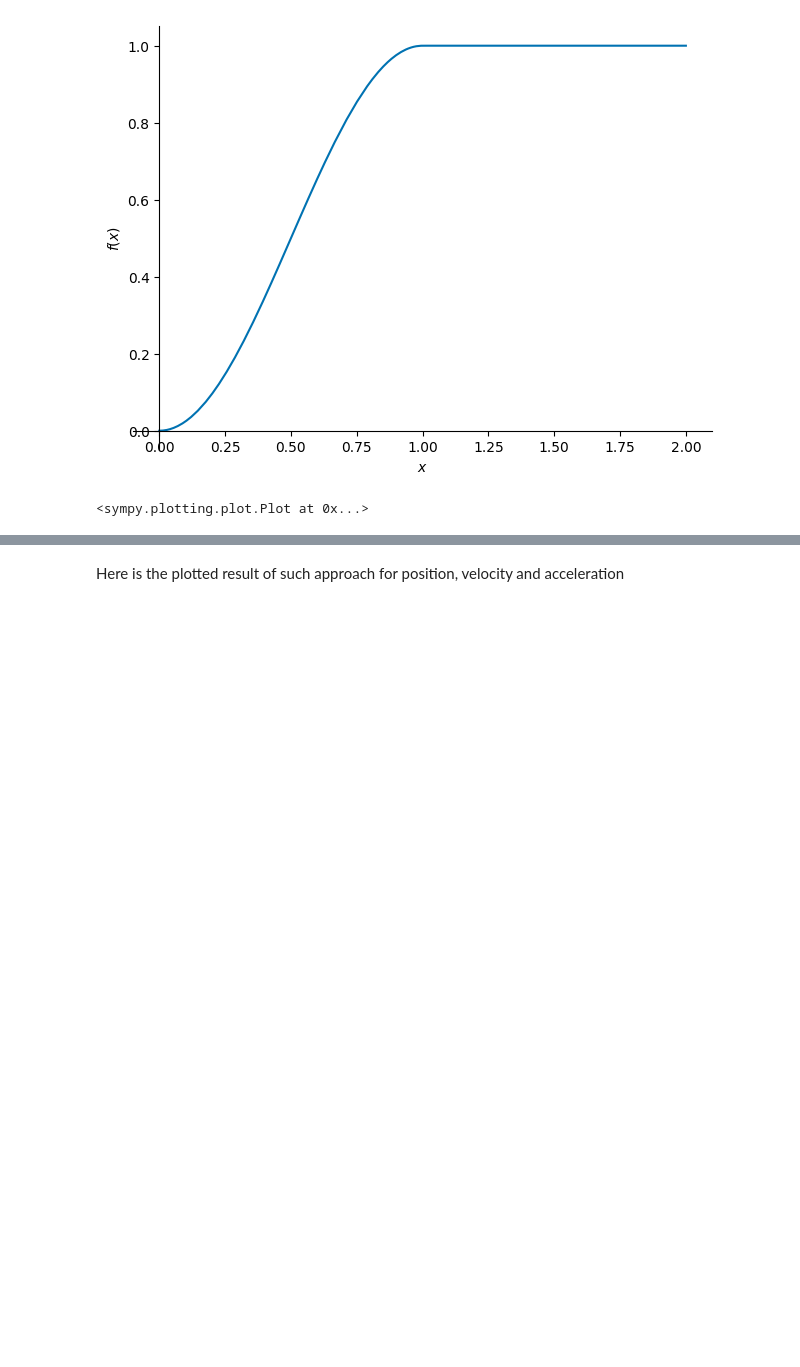
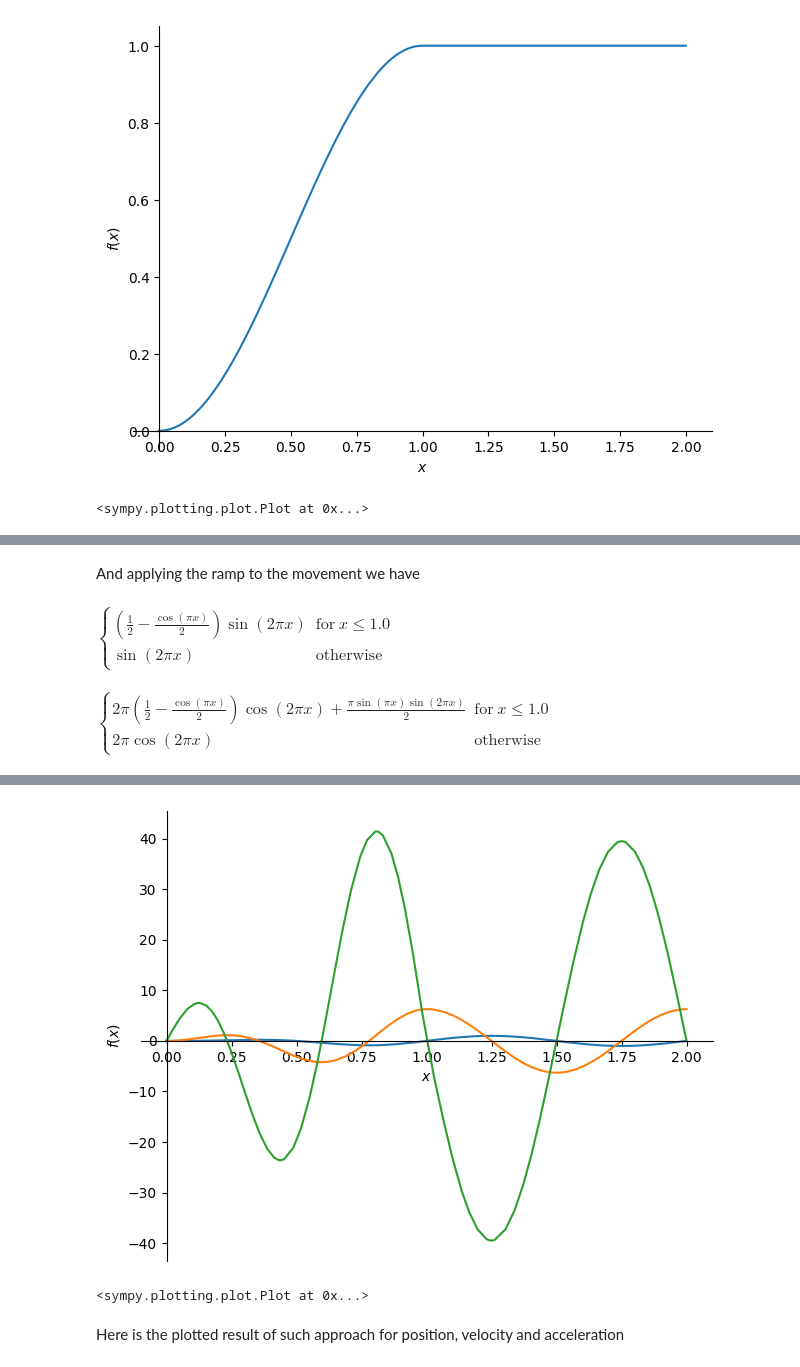
Before and after one commit to fmote/Install_instructions, a Jupyter notebook: ramp.ipynb, the cells around one changed output, grey strips where cells are left out. Cells and saved outputs as stored; diff of their text form; code cells hidden in the pictures; blank space fills up the shorter version.

```diff
--- a/ramp.ipynb
+++ b/ramp.ipynb
@@ -91,0 +52,14 @@ $\displaystyle \begin{cases} \pi^{2} \cdot \left(2 \left(\cos{\left(\pi x \right
+# %% [markdown]
+And applying the ramp to the movement we have
+# %%
+eq = ramp*movement
+
+sl = sympy.Piecewise((eq , sympy.LessThan(x, cut)), (movement, True))
+dsl = sympy.Piecewise((eq.diff(x), sympy.LessThan(x, cut)), (movement.diff(x), True))
+ddsl = sympy.Piecewise((eq.diff(x,2), sympy.LessThan(x, cut)), (movement.diff(x,2), True))
+display(sl, dsl, ddsl)
+
+sympy.plot(sl, dsl, ddsl, (x, 0, 2))
+# %% [output]
+$\displaystyle \begin{cases} \left(\frac{1}{2} - \frac{\cos{\left(\pi x \right)}}{2}\right) \sin{\left(2 \pi x \right)} & \text{for}\: x \leq 1.0 \\\sin{\left(2 \pi x \right)} & \text{otherwise} \end{cases}$
+$\displaystyle \begin{cases} 2 \pi \left(\frac{1}{2} - \frac{\cos{\left(\pi x \right)}}{2}\right) \cos{\left(2 \pi x \right)} + \frac{\pi \sin{\left(\pi x \right)} \sin{\left(2 \pi x \right)}}{2} & \text{for}\: x \leq 1.0 \\2 \pi \cos{\left(2 \pi x \right)} & \text{otherwise} \end{cases}$
@@ -92 +67,3 @@ $\displaystyle \begin{cases} \pi^{2} \cdot \left(2 \left(\cos{\left(\pi x \right
+[figure, added]
+<sympy.plotting.plot.Plot at 0x...>
 # %%
```
Also changed, not shown: parts of 12 cells of this notebook.
